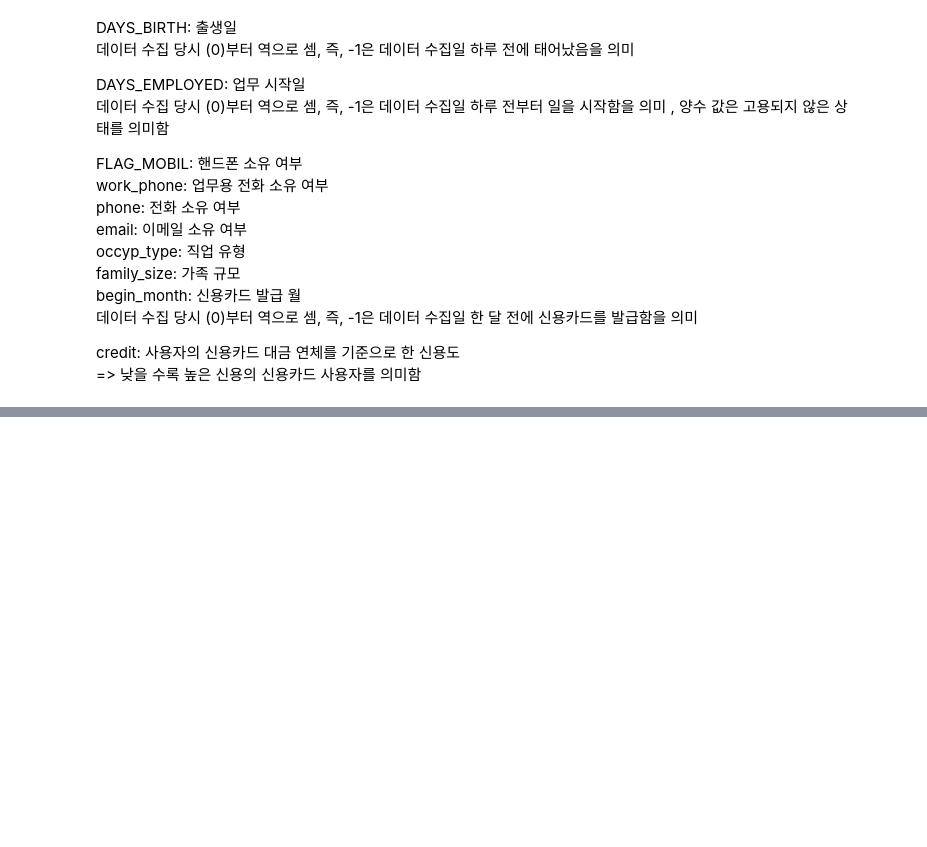
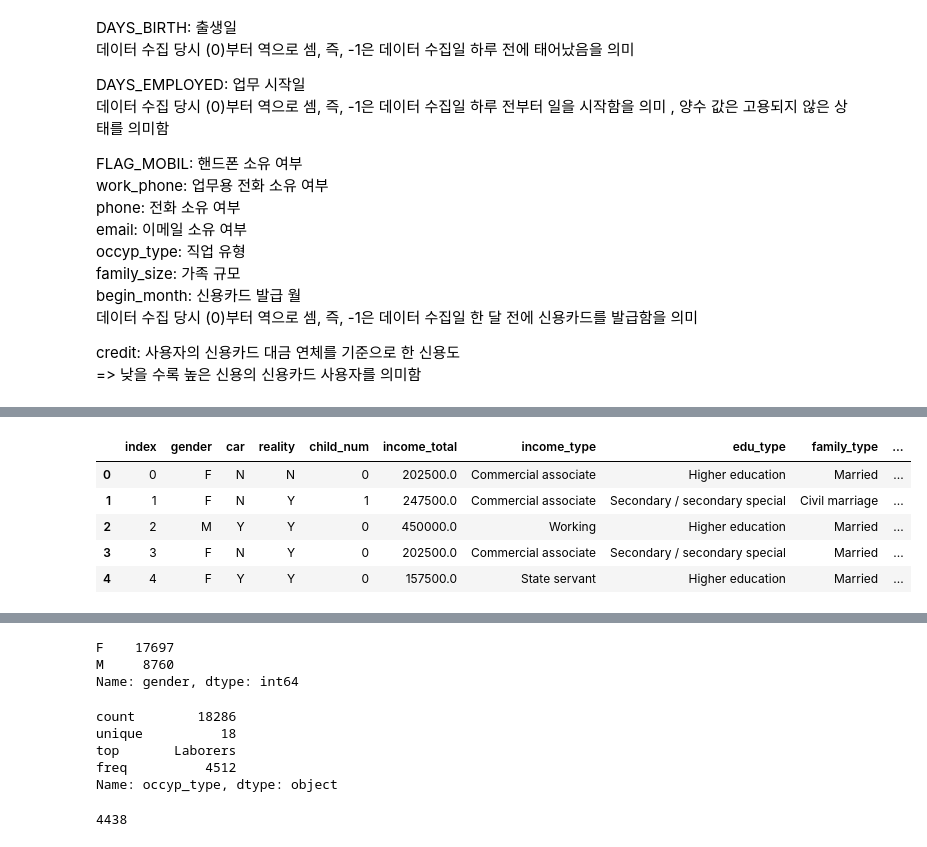
Before and after one commit to SeungukJeong/LIKELION_Semi_Project_03, a Jupyter notebook: seunguk_may02.ipynb, the cells around one changed output, grey strips where cells are left out. Cells and saved outputs as stored; diff of their text form; code cells hidden in the pictures; blank space fills up the shorter version.

```diff
--- a/seunguk_may02.ipynb
+++ b/seunguk_may02.ipynb
@@ -69,3 +87,12 @@ tmp
+# %%
+train.head()
+# %% [output]
+|  | index | gender | car | reality | child_num | income_total | income_type | edu_type | family_type | ... |
+| 0 | 0 | F | N | N | 0 | 202500.0 | Commercial associate | Higher education | Married | ... |
+| 1 | 1 | F | N | Y | 1 | 247500.0 | Commercial associate | Secondary / secondary special | Civil marriage | ... |
+| 2 | 2 | M | Y | Y | 0 | 450000.0 | Working | Higher education | Married | ... |
+| 3 | 3 | F | N | Y | 0 | 202500.0 | Commercial associate | Secondary / secondary special | Married | ... |
+| 4 | 4 | F | Y | Y | 0 | 157500.0 | State servant | Higher education | Married | ... |
 # %%
 train.describe()
 # %% [output]
@@ -78,3 +105,21 @@ train.describe()
 | 50% | 13228.000000 | 0.000000 | 1.575000e+05 | -15547.000000 | -1539.000000 | 1.0 | 0.000000 | 0.000000 | 0.000000 | ... |
 | 75% | 19842.000000 | 1.000000 | 2.250000e+05 | -12446.000000 | -407.000000 | 1.0 | 0.000000 | 1.000000 | 0.000000 | ... |
 | max | 26456.000000 | 19.000000 | 1.575000e+06 | -7705.000000 | 365243.000000 | 1.0 | 1.000000 | 1.000000 | 1.000000 | ... |
+# %%
+train['gender'].value_counts()
+# %% [output]
+F    17697
+M     8760
+Name: gender, dtype: int64
+# %%
+train['occyp_type'].describe()
+# %% [output]
+count        18286
+unique          18
+top       Laborers
+freq          4512
+Name: occyp_type, dtype: object
+# %%
+print(sum(train['DAYS_EMPLOYED'] == 365243))
+# %% [output]
+4438
```
Also changed, not shown: parts of 9 cells of this notebook.
